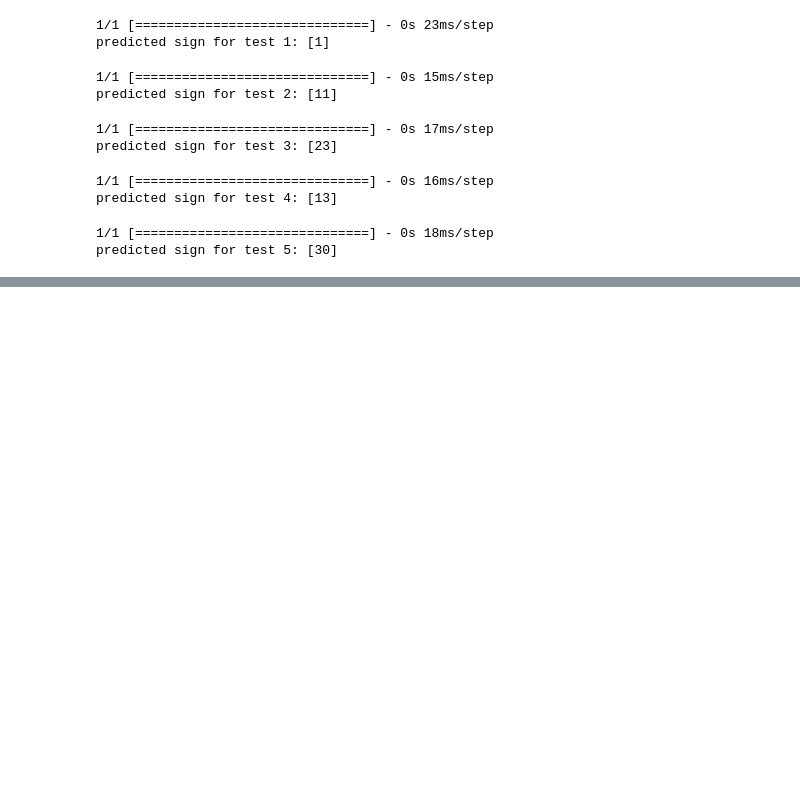
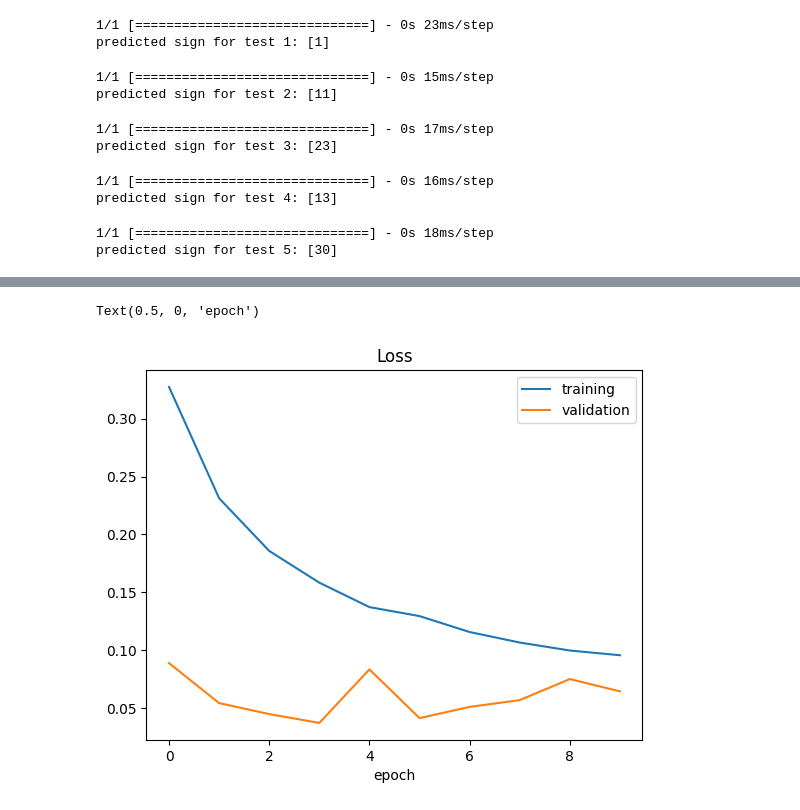
Before and after one commit to TheSoloLeveling/IA-Prototypes-Dev, a Jupyter notebook: Traffic Signs Starter Project.ipynb, the cells around one changed output, grey strips where cells are left out. Saved outputs shown, nothing was run; the diff lists cells and outputs as text; code cells hidden in the pictures; blank space fills up the shorter version.

```diff
--- a/Traffic Signs Starter Project.ipynb
+++ b/Traffic Signs Starter Project.ipynb
@@ -477,0 +502,3 @@ predicted sign for test 5: [30]
+# %%
+#fit_generator is capable of running the image generator in parrallel with the model training process
+history = model.fit_generator(datagen.flow(X_train, y_train, batch_size=50), epochs=10, validation_data=(X_val, y_val), shuffle=1)
@@ -477,0 +526,9 @@ predicted sign for test 5: [30]
+# %%
+plt.plot(history.history['loss'])
+plt.plot(history.history['val_loss'])
+plt.legend(['training', 'validation'])
+plt.title('Loss')
+plt.xlabel('epoch')
+# %% [output]
+Text(0.5, 0, 'epoch')
+[figure, added]
```
Also changed, not shown: parts of 20 cells of this notebook.
